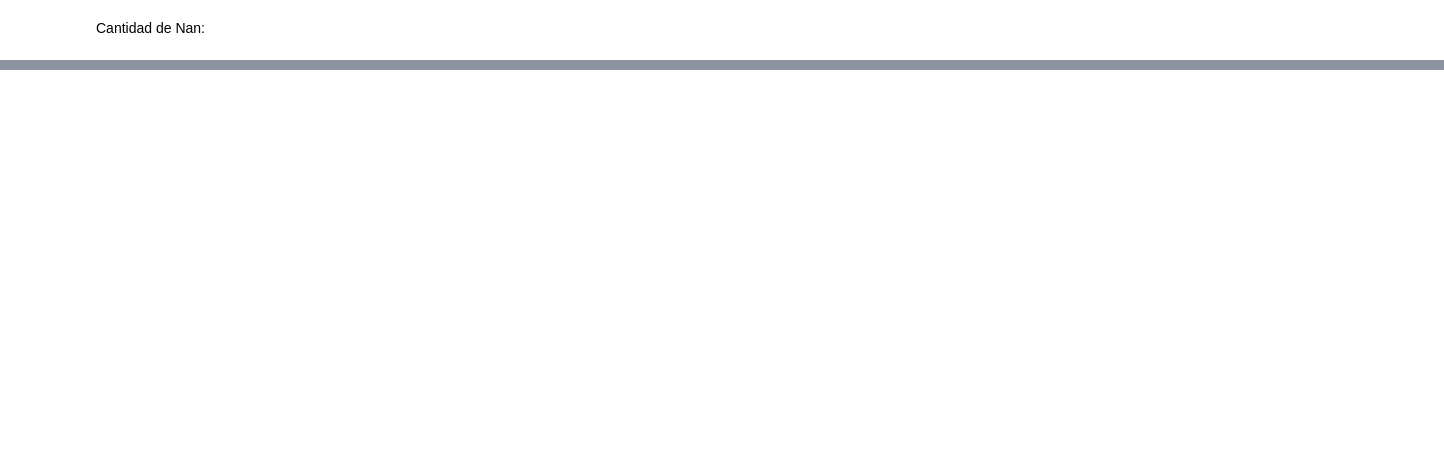
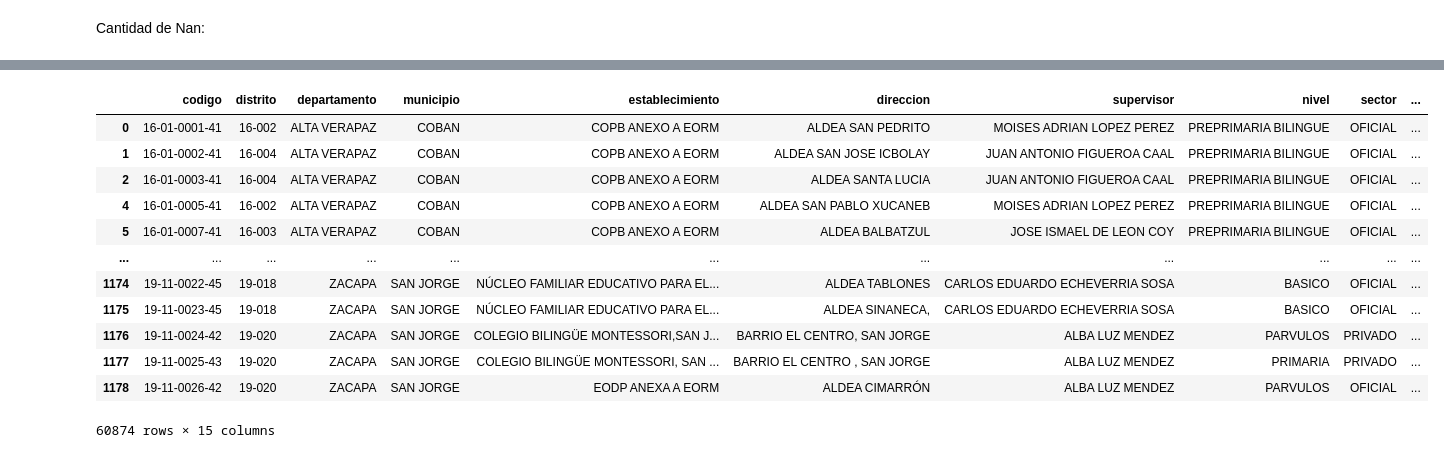
Before and after one commit to DouglasDL28/data-cleaning-ds, a Jupyter notebook: Proyecto 1.ipynb, the cells around one changed output, grey strips where cells are left out. Drawn from its saved outputs; the diff is of its cells as text; code cells hidden in the pictures; blank space fills up the shorter version.

Commit message:
Drop telefono and director

```diff
--- a/Proyecto 1.ipynb
+++ b/Proyecto 1.ipynb
@@ -109,3 +128,25 @@ profile = ProfileReport(dataFrame)
 profile
 # %% [output]
 [interactive output not drawn]
+# %%
+# Eliminar columnas teléfono y director
+# Eliminar datos de columnas restantes con datos faltantes
+
+clean_df = dataFrame.drop(['telefono', 'director'], axis=1)
+clean_df = clean(clean_df, method='dropmissing', columns=['distrito', 'direccion', 'supervisor'])
+# %%
+clean_df
+# %% [output]
+|  | codigo | distrito | departamento | municipio | establecimiento | direccion | supervisor | nivel | sector | ... |
+| 0 | 16-01-0001-41 | 16-002 | ALTA VERAPAZ | COBAN | COPB ANEXO A EORM | ALDEA SAN PEDRITO | MOISES ADRIAN LOPEZ PEREZ | PREPRIMARIA BILINGUE | OFICIAL | ... |
+| 1 | 16-01-0002-41 | 16-004 | ALTA VERAPAZ | COBAN | COPB ANEXO A EORM | ALDEA SAN JOSE ICBOLAY | JUAN ANTONIO FIGUEROA CAAL | PREPRIMARIA BILINGUE | OFICIAL | ... |
+| 2 | 16-01-0003-41 | 16-004 | ALTA VERAPAZ | COBAN | COPB ANEXO A EORM | ALDEA SANTA LUCIA | JUAN ANTONIO FIGUEROA CAAL | PREPRIMARIA BILINGUE | OFICIAL | ... |
+| 4 | 16-01-0005-41 | 16-002 | ALTA VERAPAZ | COBAN | COPB ANEXO A EORM | ALDEA SAN PABLO XUCANEB | MOISES ADRIAN LOPEZ PEREZ | PREPRIMARIA BILINGUE | OFICIAL | ... |
+| 5 | 16-01-0007-41 | 16-003 | ALTA VERAPAZ | COBAN | COPB ANEXO A EORM | ALDEA BALBATZUL | JOSE ISMAEL DE LEON COY | PREPRIMARIA BILINGUE | OFICIAL | ... |
+| ... | ... | ... | ... | ... | ... | ... | ... | ... | ... | ... |
+| 1174 | 19-11-0022-45 | 19-018 | ZACAPA | SAN JORGE | NÚCLEO FAMILIAR EDUCATIVO PARA EL... | ALDEA TABLONES | CARLOS EDUARDO ECHEVERRIA SOSA | BASICO | OFICIAL | ... |
+| 1175 | 19-11-0023-45 | 19-018 | ZACAPA | SAN JORGE | NÚCLEO FAMILIAR EDUCATIVO PARA EL... | ALDEA SINANECA, | CARLOS EDUARDO ECHEVERRIA SOSA | BASICO | OFICIAL | ... |
+| 1176 | 19-11-0024-42 | 19-020 | ZACAPA | SAN JORGE | COLEGIO BILINGÜE MONTESSORI,SAN J... | BARRIO EL CENTRO, SAN JORGE | ALBA LUZ MENDEZ | PARVULOS | PRIVADO | ... |
+| 1177 | 19-11-0025-43 | 19-020 | ZACAPA | SAN JORGE | COLEGIO BILINGÜE MONTESSORI, SAN ... | BARRIO EL CENTRO , SAN JORGE | ALBA LUZ MENDEZ | PRIMARIA | PRIVADO | ... |
+| 1178 | 19-11-0026-42 | 19-020 | ZACAPA | SAN JORGE | EODP ANEXA A EORM | ALDEA CIMARRÓN | ALBA LUZ MENDEZ | PARVULOS | OFICIAL | ... |
+60874 rows × 15 columns
```
Also changed, not shown: parts of 7 cells of this notebook, 2 other files.
